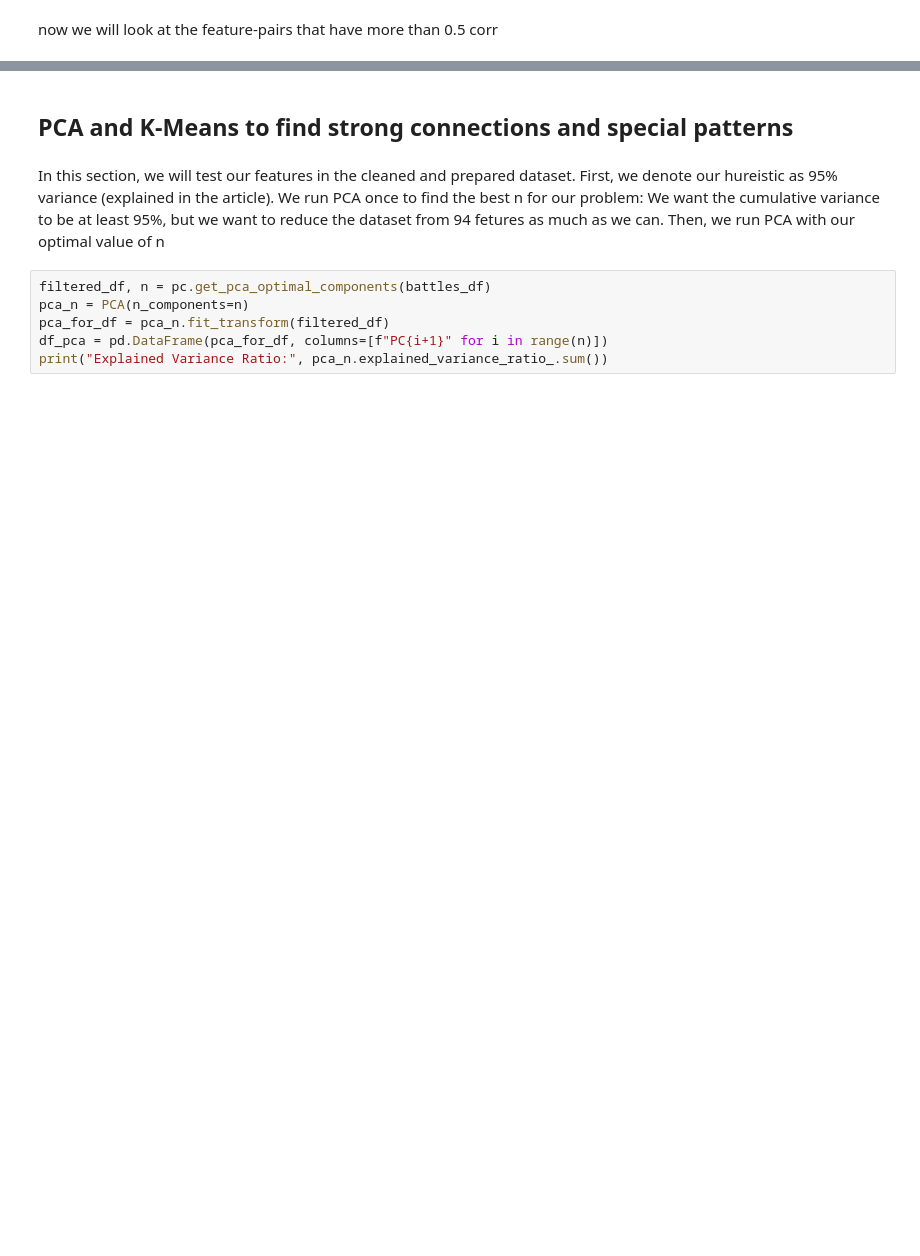
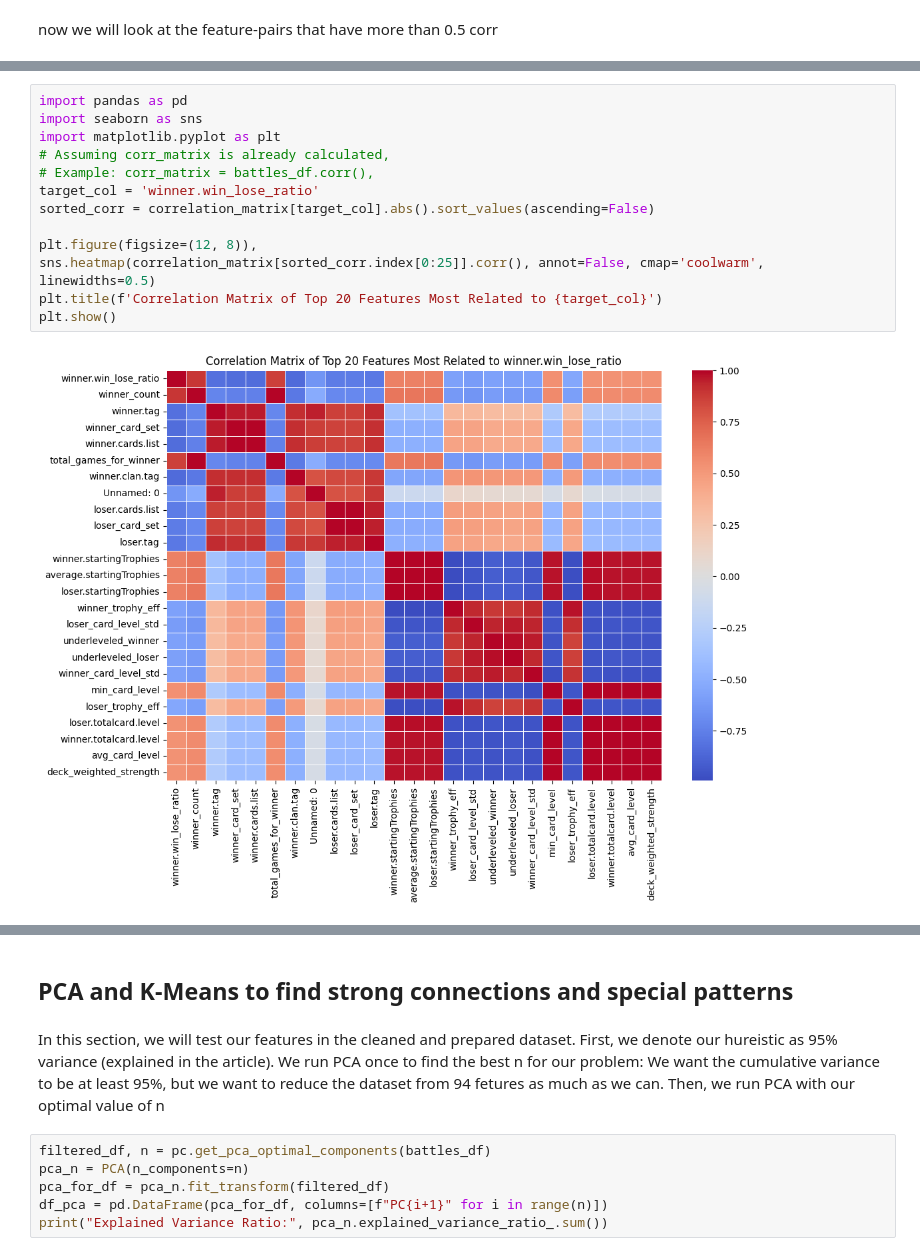
Before and after one commit to Av0cat0/Clash-Royale-Causal-analysis, a Jupyter notebook: visualizations.ipynb, the cells around one changed output, grey strips where cells are left out. Saved outputs shown, nothing was run; the diff lists cells and outputs as text; blank space fills up the shorter version.

```diff
--- a/visualizations.ipynb
+++ b/visualizations.ipynb
@@ -182,0 +215,15 @@ plt.show()
+# %%
+import pandas as pd
+import seaborn as sns
+import matplotlib.pyplot as plt
+# Assuming corr_matrix is already calculated,
+# Example: corr_matrix = battles_df.corr(),
+target_col = 'winner.win_lose_ratio'
+sorted_corr = correlation_matrix[target_col].abs().sort_values(ascending=False)
+
+plt.figure(figsize=(12, 8)),
+sns.heatmap(correlation_matrix[sorted_corr.index[0:25]].corr(), annot=False, cmap='coolwarm', linewidths=0.5)
+plt.title(f'Correlation Matrix of Top 20 Features Most Related to {target_col}')
+plt.show()
+# %% [output]
+[figure, added]
```
Also changed, not shown: parts of 5 cells of this notebook.
